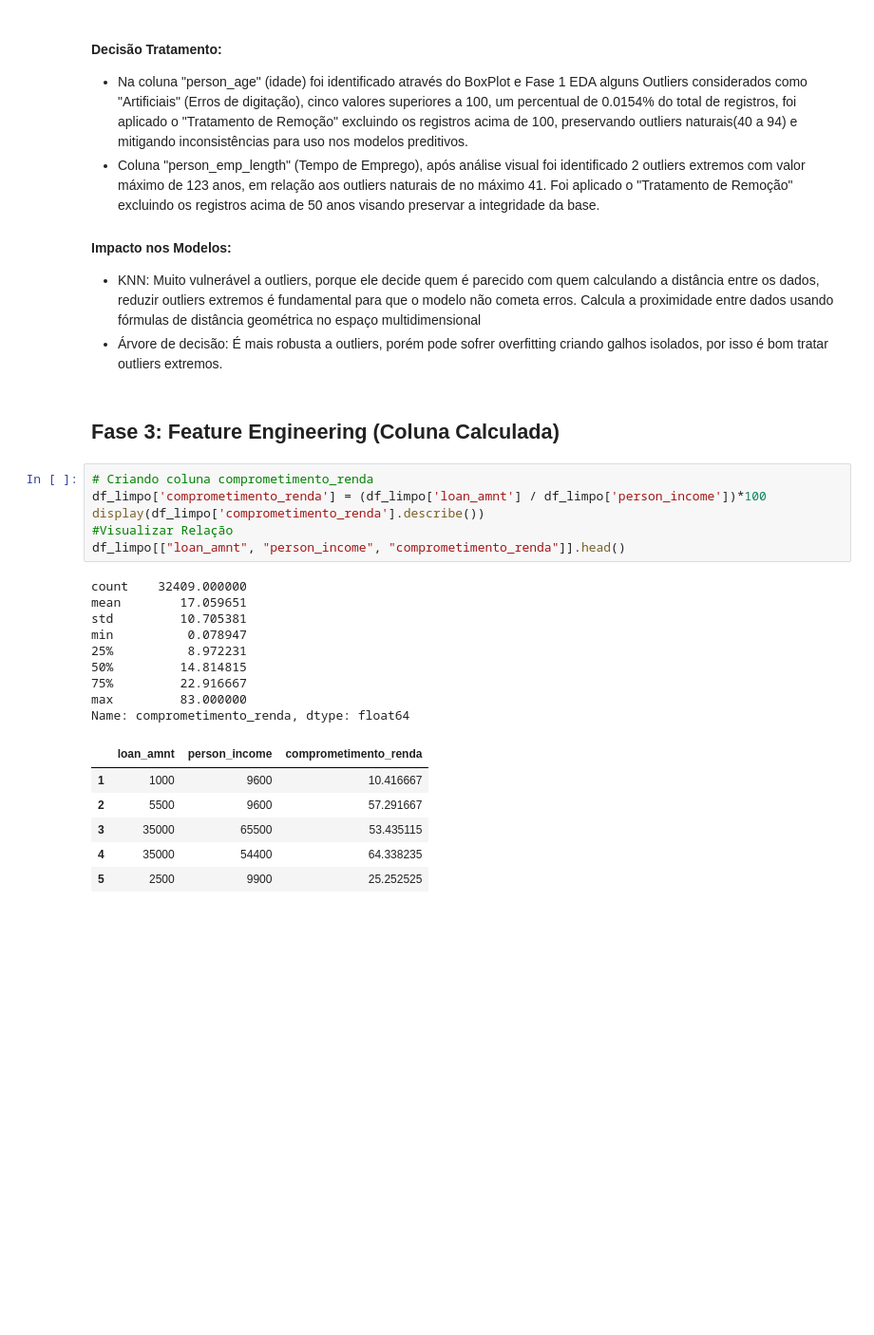
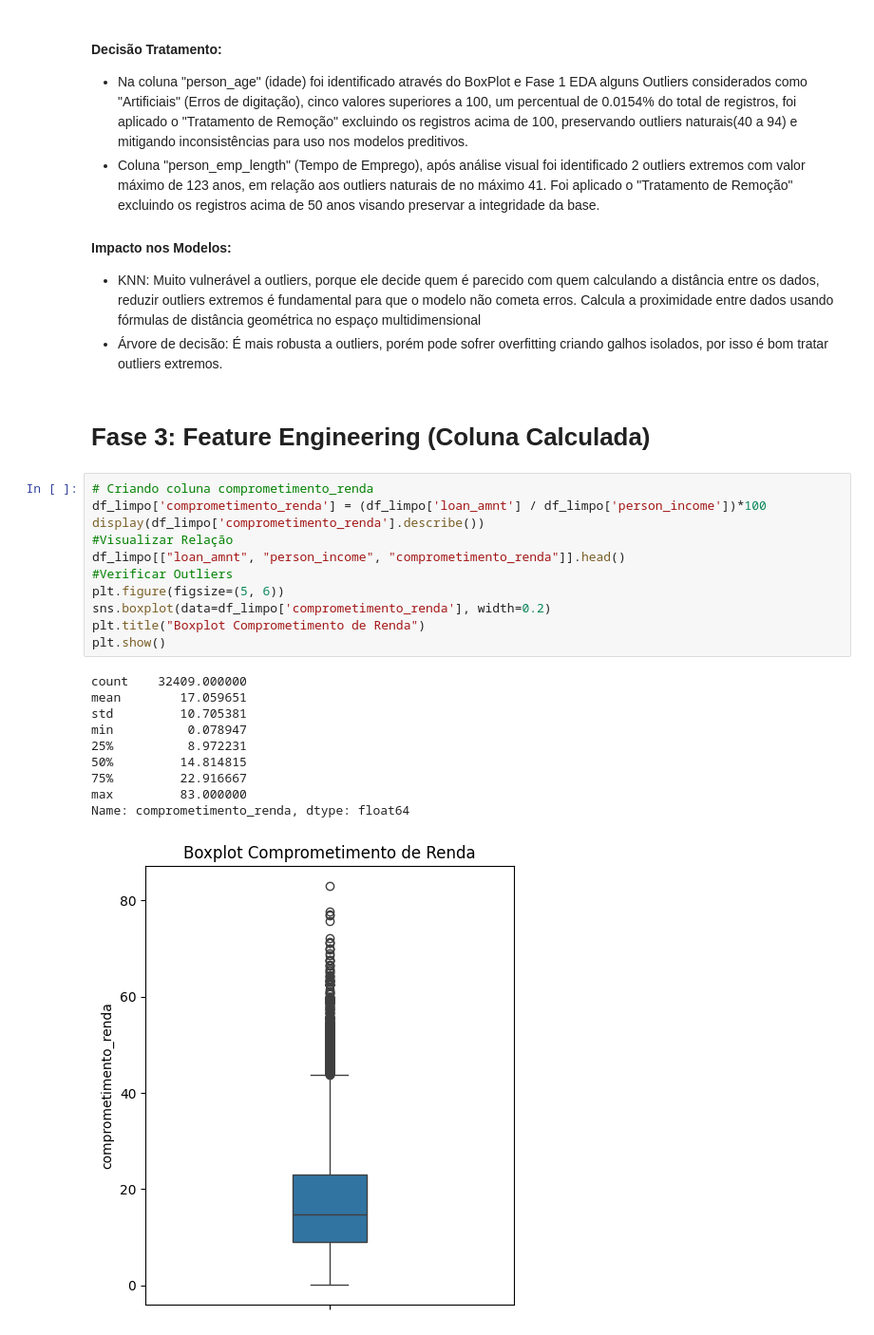
Before and after one commit to Rudolfhf/Projeto_Avaliativo_M-dulo_1, a Jupyter notebook: main.ipynb, the cells around one changed output. Shown at 95% size. Saved outputs shown, nothing was run; the diff lists cells and outputs as text; blank space fills up the shorter version.

Commit message:
Adicionado gráfico Outliers

```diff
--- a/main.ipynb
+++ b/main.ipynb
@@ -273,26 +273,26 @@ Tempo Máximo de Emprego depois de Tratado: 41.0
 - KNN: Muito vulnerável a outliers, porque ele decide quem é parecido com quem calculando a distância entre os dados, reduzir outliers extremos é fundamental para que o modelo não cometa erros. Calcula a proximidade entre dados usando fórmulas de distância geométrica no espaço multidimensional
 - Árvore de decisão: É mais robusta a outliers, porém pode sofrer overfitting criando galhos isolados, por isso é bom tratar outliers extremos.
 # %% [markdown]
-## Fase 3: Feature Engineering (Coluna Calculada)
+# Fase 3: Feature Engineering (Coluna Calculada)
 # %%
 # Criando coluna comprometimento_renda
 df_limpo['comprometimento_renda'] = (df_limpo['loan_amnt'] / df_limpo['person_income'])*100
 display(df_limpo['comprometimento_renda'].describe())
 #Visualizar Relação
 df_limpo[["loan_amnt", "person_income", "comprometimento_renda"]].head()
+#Verificar Outliers
+plt.figure(figsize=(5, 6))
+sns.boxplot(data=df_limpo['comprometimento_renda'], width=0.2)
+plt.title("Boxplot Comprometimento de Renda")
+plt.show()
 # %% [output]
 count    32409.000000
 mean        17.059651
 std         10.705381
 min          0.078947
 25%          8.972231
 50%         14.814815
 75%         22.916667
 max         83.000000
 Name: comprometimento_renda, dtype: float64
-|  | loan_amnt | person_income | comprometimento_renda |
-| 1 | 1000 | 9600 | 10.416667 |
-| 2 | 5500 | 9600 | 57.291667 |
-| 3 | 35000 | 65500 | 53.435115 |
-| 4 | 35000 | 54400 | 64.338235 |
-| 5 | 2500 | 9900 | 25.252525 |
+[figure, added]
```
